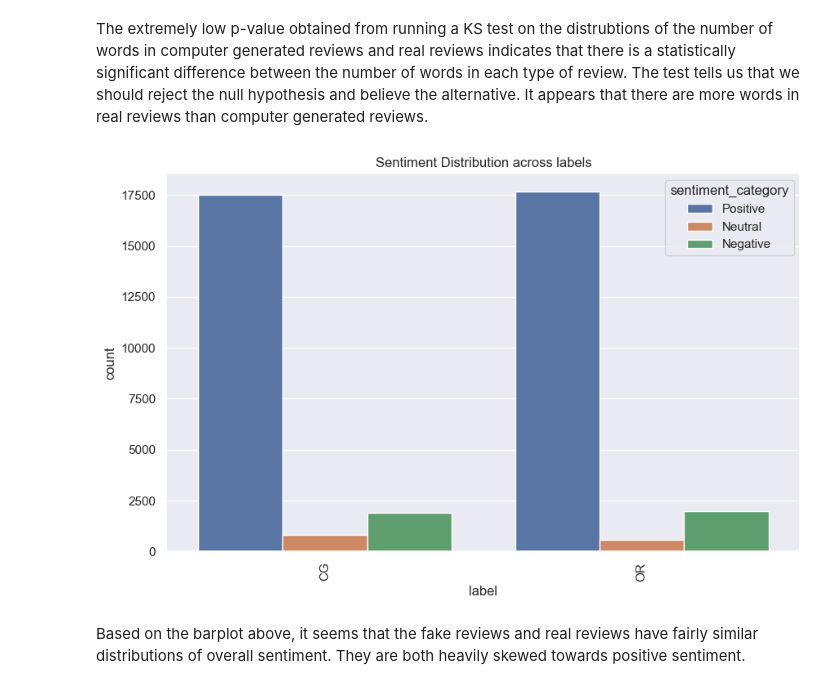
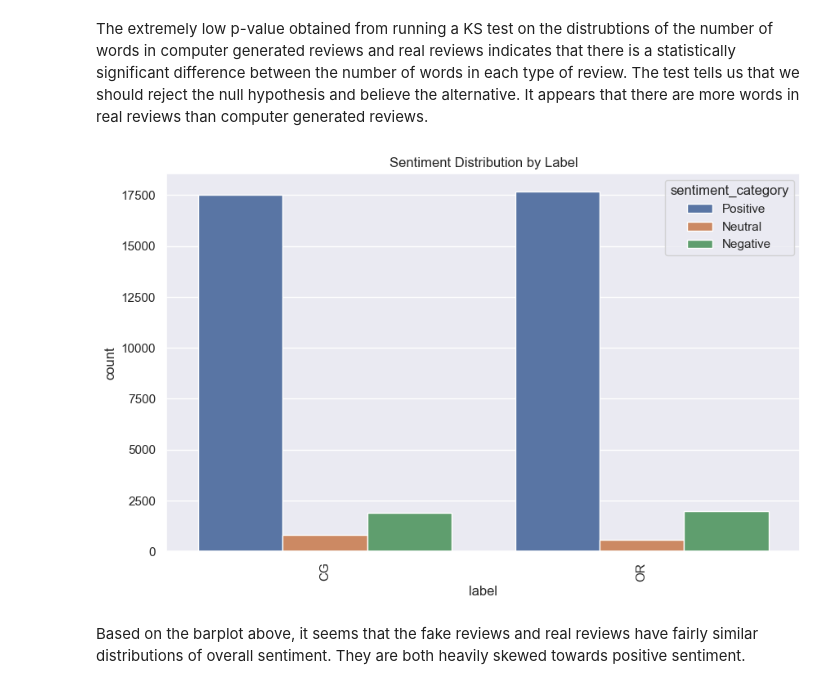
Before and after one commit to LiamManatt/Fake_Reviews, a Jupyter notebook: FinalProject_group058.ipynb, the cells around one changed output. Cells and saved outputs as stored; diff of their text form; code cells hidden in the pictures.

```diff
--- a/FinalProject_group058.ipynb
+++ b/FinalProject_group058.ipynb
@@ -376,11 +380,11 @@ reviews_df['sentiment_category'] = reviews_df['text'].apply(get_sentiment)
 # %%
 plt.figure(figsize=(10, 6))
 sns.countplot(x='label', hue='sentiment_category', data=reviews_df)
-plt.title('Sentiment Distribution across labels')
+plt.title('Sentiment Distribution by Label')
 plt.xticks(rotation=90)
 plt.show()
 # %% [output]
-[figure, old version]
+[figure, new version]
 # %% [markdown]
 Based on the barplot above, it seems that the fake reviews and real reviews have fairly similar distributions of overall sentiment. They are both heavily skewed towards positive sentiment.
 # %%
```
Also changed, not shown: parts of 17 cells of this notebook, 4 other files.
